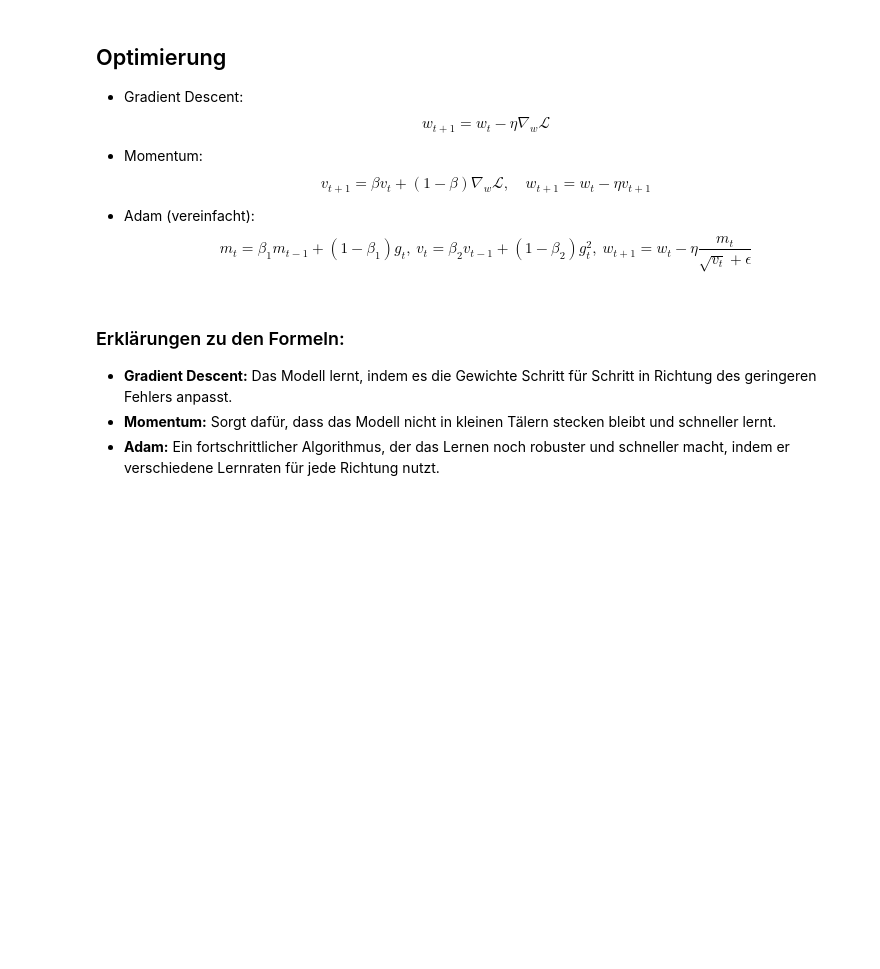
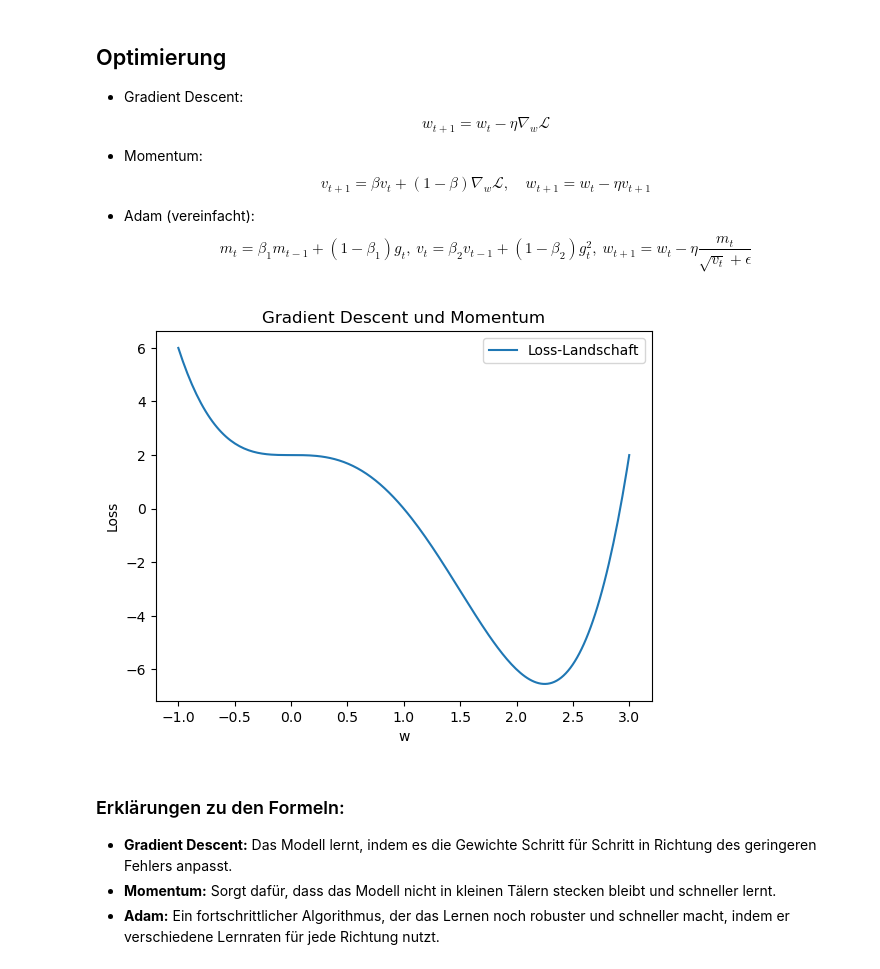
Before and after one commit to lukasp1209/Amalea, a Jupyter notebook: ML_DL_Mathematik.ipynb, the cells around one changed output. Cells and saved outputs as stored; diff of their text form; code cells hidden in the pictures; blank space fills up the shorter version.

```diff
--- a/ML_DL_Mathematik.ipynb
+++ b/ML_DL_Mathematik.ipynb
@@ -75,6 +101,21 @@ Gradient: $$\nabla_w \mathcal{L} = \frac{1}{N} X^\top (\hat y - y)$$
 - Momentum: $$v_{t+1} = \beta v_t + (1-\beta) \nabla_w \mathcal{L}, \quad w_{t+1} = w_t - \eta v_{t+1}$$
 
 - Adam (vereinfacht): $$m_t=\beta_1 m_{t-1} + (1-\beta_1)g_t, \ v_t=\beta_2 v_{t-1} + (1-\beta_2)g_t^2, \ w_{t+1} = w_t - \eta \frac{m_t}{\sqrt{v_t}+\epsilon}$$
+# %%
+# Demo: Gradient Descent vs. Momentum
+import numpy as np
+import matplotlib.pyplot as plt
+np.random.seed(1)
+loss_landscape = lambda w: w**4 - 3*w**3 + 2
+w = np.linspace(-1, 3, 200)
+plt.plot(w, loss_landscape(w), label="Loss-Landschaft")
+plt.xlabel("w")
+plt.ylabel("Loss")
+plt.title("Gradient Descent und Momentum")
+plt.legend()
+plt.show()
+# %% [output]
+[figure, added]
 # %% [markdown]
 ### Erklärungen zu den Formeln:
 
```
Also changed, not shown: parts of 6 cells of this notebook.
